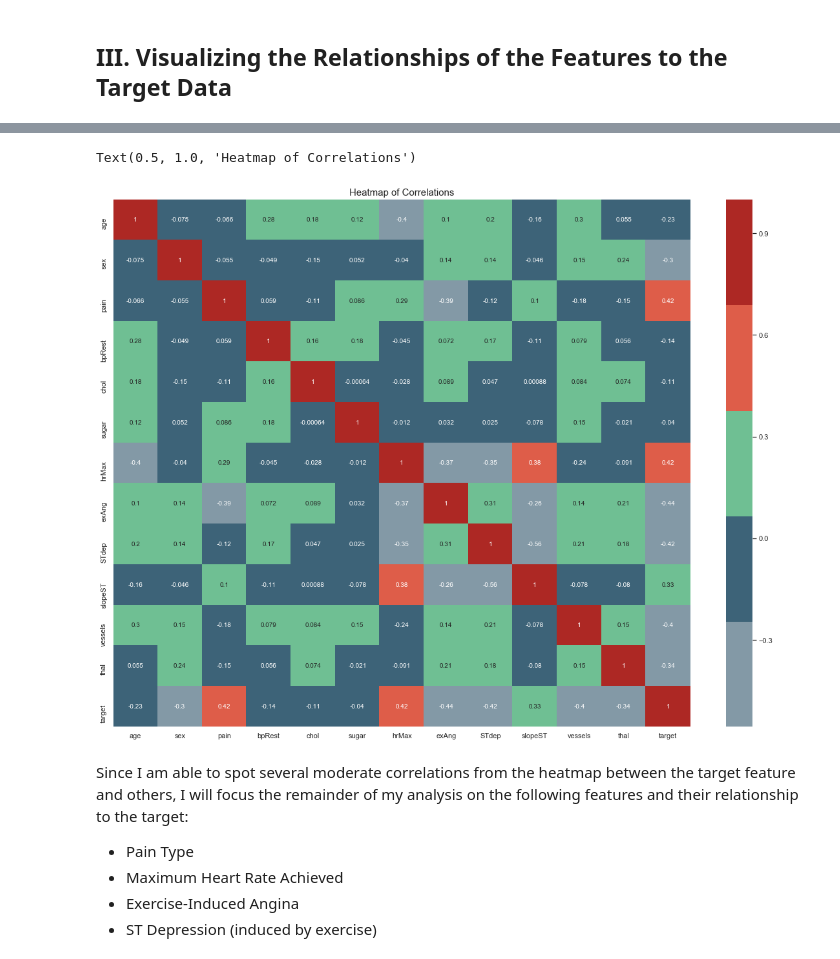
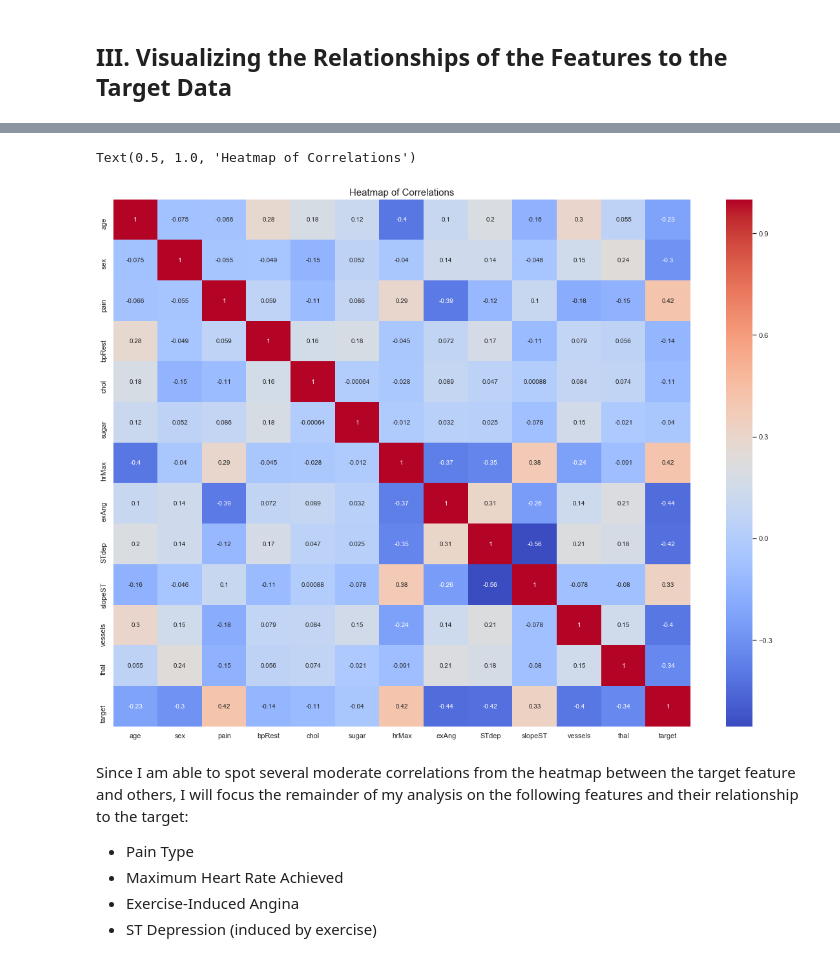
Before and after one commit to ljsauer/LaunchCode, a Jupyter notebook: Final Project - EDA/Heart_Disease_EDA.ipynb, the cells around one changed output, grey strips where cells are left out. Saved outputs shown, nothing was run; the diff lists cells and outputs as text; code cells hidden in the pictures.

```diff
--- a/Final Project - EDA/Heart_Disease_EDA.ipynb
+++ b/Final Project - EDA/Heart_Disease_EDA.ipynb
@@ -145,12 +151,12 @@ I also chose to drop the duplicate row of data, so as to prevent any level of bi
 # %%
 # Correlation Heatmap
 corr = data.corr()
 fig, ax = plt.subplots(figsize=(20, 15))
-sns.heatmap(corr, xticklabels=corr.columns, yticklabels=corr.columns, cmap=coolwarm, ax=ax, annot=True)
+sns.heatmap(corr, xticklabels=corr.columns, yticklabels=corr.columns, cmap='coolwarm', ax=ax, annot=True)
 ax.set_title("Heatmap of Correlations", size=15)
 # %% [output]
 Text(0.5, 1.0, 'Heatmap of Correlations')
-[figure, old version]
+[figure, new version]
 # %% [markdown]
 Since I am able to spot several moderate correlations from the heatmap between the target feature and others, I will focus the remainder of my analysis on the following features and their relationship to the target:
 * Pain Type
```
Also changed, not shown: parts of 13 cells of this notebook.
